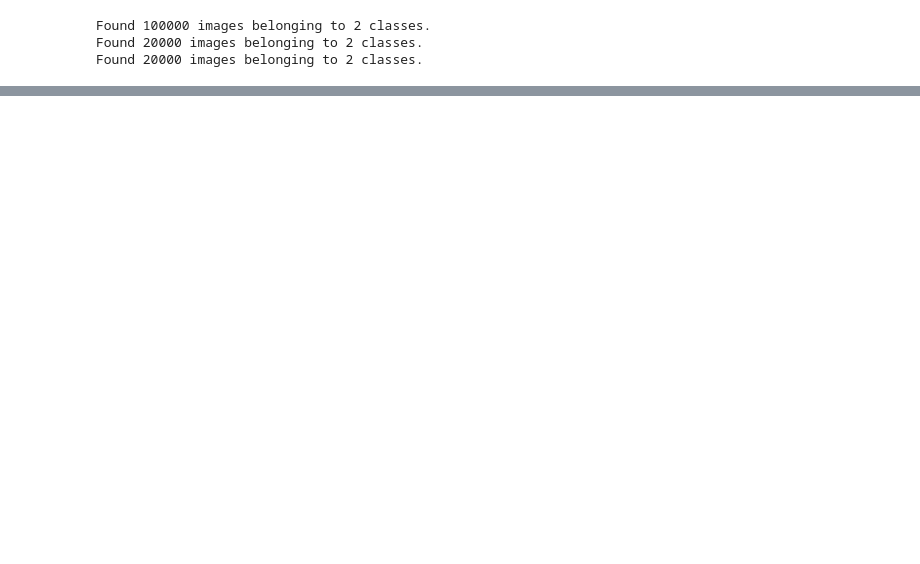
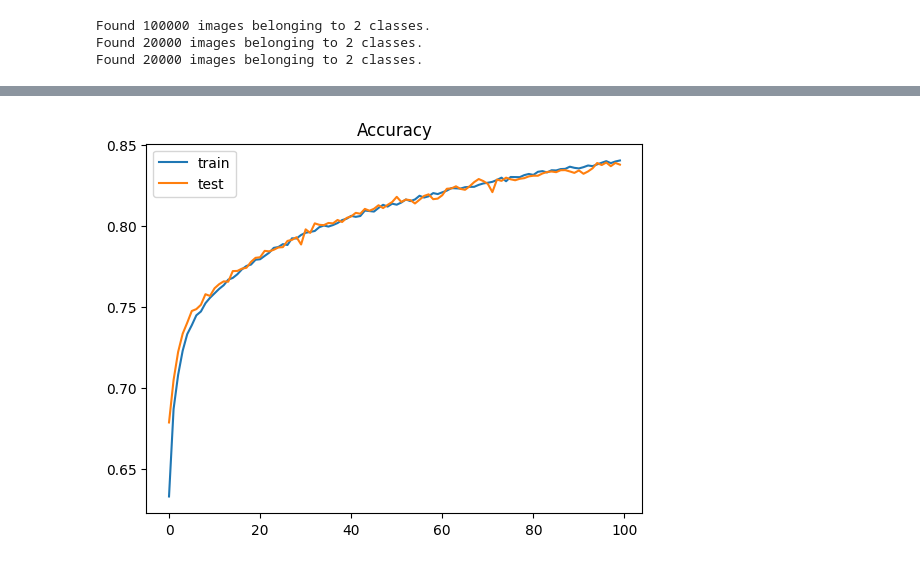
Before and after one commit to Kanustu/DeepFaceDetect, a Jupyter notebook: Notebooks/VGG16.ipynb, the cells around one changed output, grey strips where cells are left out. Cells and saved outputs as stored; diff of their text form; code cells hidden in the pictures; blank space fills up the shorter version.

```diff
--- a/Notebooks/VGG16.ipynb
+++ b/Notebooks/VGG16.ipynb
@@ -91,0 +140,8 @@ KeyboardInterrupt
+# %%
+plt.plot(history.history['accuracy'], label='train')
+plt.plot(history.history['val_accuracy'], label='test')
+plt.legend()
+plt.title('Accuracy')
+plt.show()
+# %% [output]
+[figure, added]
```
Also changed, not shown: parts of 27 cells of this notebook, 12 other files.
